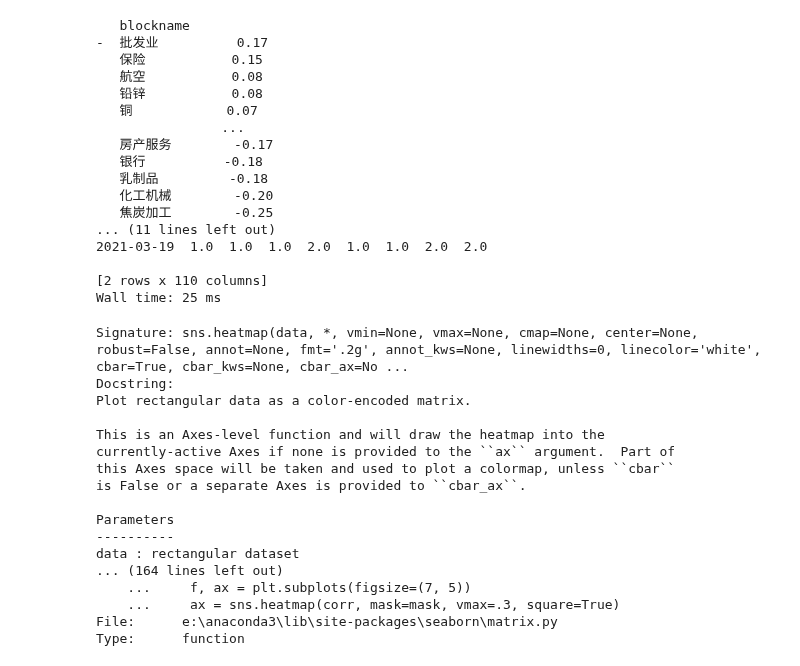
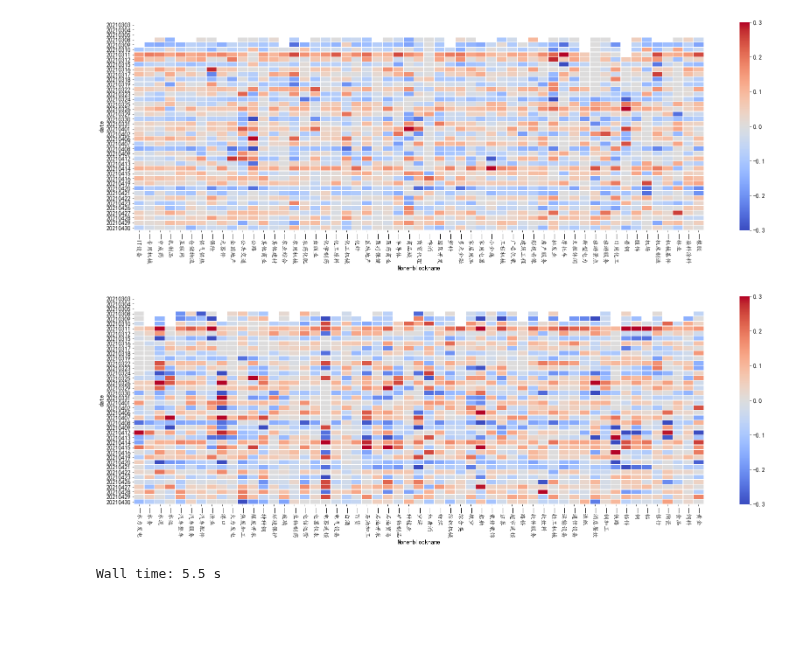
Before and after one commit to kaikai03/IndicatorLab, a Jupyter notebook: Block_Trend.ipynb, the cells around one changed output. Drawn from its saved outputs; the diff is of its cells as text; code cells hidden in the pictures; blank space fills up the shorter version.

```diff
--- a/Block_Trend.ipynb
+++ b/Block_Trend.ipynb
@@ -182,44 +201,11 @@ hy.pivot
 # %%
 %%time
-# tr = hy.trend(window=3,absolute=False,plot=True)
-print(tr.iloc[-1].sort_values(ascending=False))
+tr = hy.get_trend(window=3,absolute=False,plot=True)
+
+# print(tr.iloc[-1].sort_values(ascending=False))
 # print((tr.iloc[-1].rank(ascending=False,method='first')).sort_values())
-print((tr.loc[['2021-03-18','2021-03-19']].rank(ascending=False,method='first')))
+# print((tr.loc[['2021-03-18','2021-03-19']].rank(ascending=False,method='first')))
 # %% [output]
+[figure, added]
+[figure, added]
-   blockname
--  批发业          0.17
-   保险           0.15
-   航空           0.08
-   铅锌           0.08
-   铜            0.07
-                ...
-   房产服务        -0.17
-   银行          -0.18
-   乳制品         -0.18
-   化工机械        -0.20
-   焦炭加工        -0.25
-... (11 lines left out)
-2021-03-19  1.0  1.0  1.0  2.0  1.0  1.0  2.0  2.0
-
-[2 rows x 110 columns]
-Wall time: 25 ms
+Wall time: 5.5 s
-# %%
-sns.heatmap?
-# %% [output]
-Signature: sns.heatmap(data, *, vmin=None, vmax=None, cmap=None, center=None, robust=False, annot=None, fmt='.2g', annot_kws=None, linewidths=0, linecolor='white', cbar=True, cbar_kws=None, cbar_ax=No ...
-Docstring:
-Plot rectangular data as a color-encoded matrix.
-
-This is an Axes-level function and will draw the heatmap into the
-currently-active Axes if none is provided to the ``ax`` argument.  Part of
-this Axes space will be taken and used to plot a colormap, unless ``cbar``
-is False or a separate Axes is provided to ``cbar_ax``.
-
-Parameters
-----------
-data : rectangular dataset
-... (164 lines left out)
-    ...     f, ax = plt.subplots(figsize=(7, 5))
-    ...     ax = sns.heatmap(corr, mask=mask, vmax=.3, square=True)
-File:      e:\anaconda3\lib\site-packages\seaborn\matrix.py
-Type:      function
```
Also changed, not shown: parts of 8 cells of this notebook.
